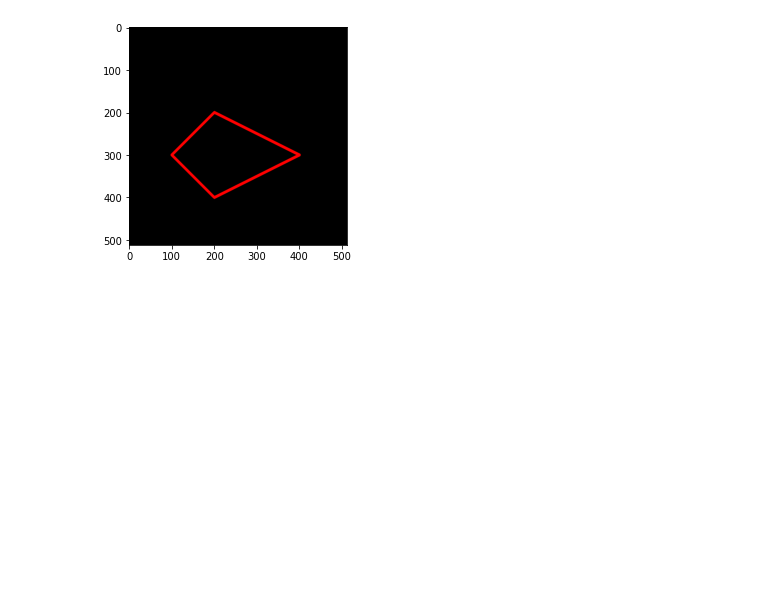
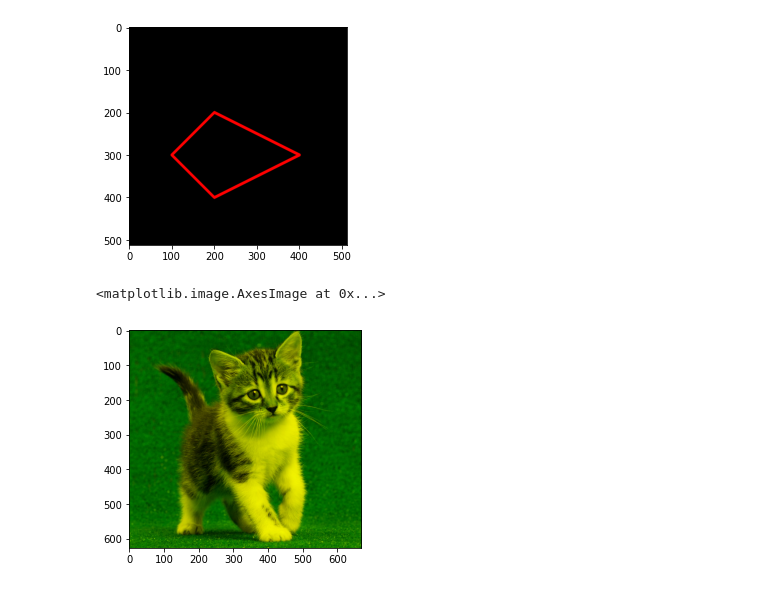
Before and after one commit to PanduDLaksono/PVCK_Genap_2021, a Jupyter notebook: Week2.ipynb, the cells around one changed output. Cells and saved outputs as stored; diff of their text form; code cells hidden in the pictures; blank space fills up the shorter version.

```diff
--- a/Week2.ipynb
+++ b/Week2.ipynb
@@ -148,3 +148,12 @@ plt.imshow(img_black_2)
 # %% [output]
 <matplotlib.image.AxesImage at 0x...>
 [figure]
+# %%
+#Tugas
+#1. Red Green
+img_8 = img_1.copy()
+img_8[:,:,2] = 0
+plt.imshow(img_8)
+# %% [output]
+<matplotlib.image.AxesImage at 0x...>
+[figure, added]
```
Also changed, not shown: parts of 4 cells of this notebook.
